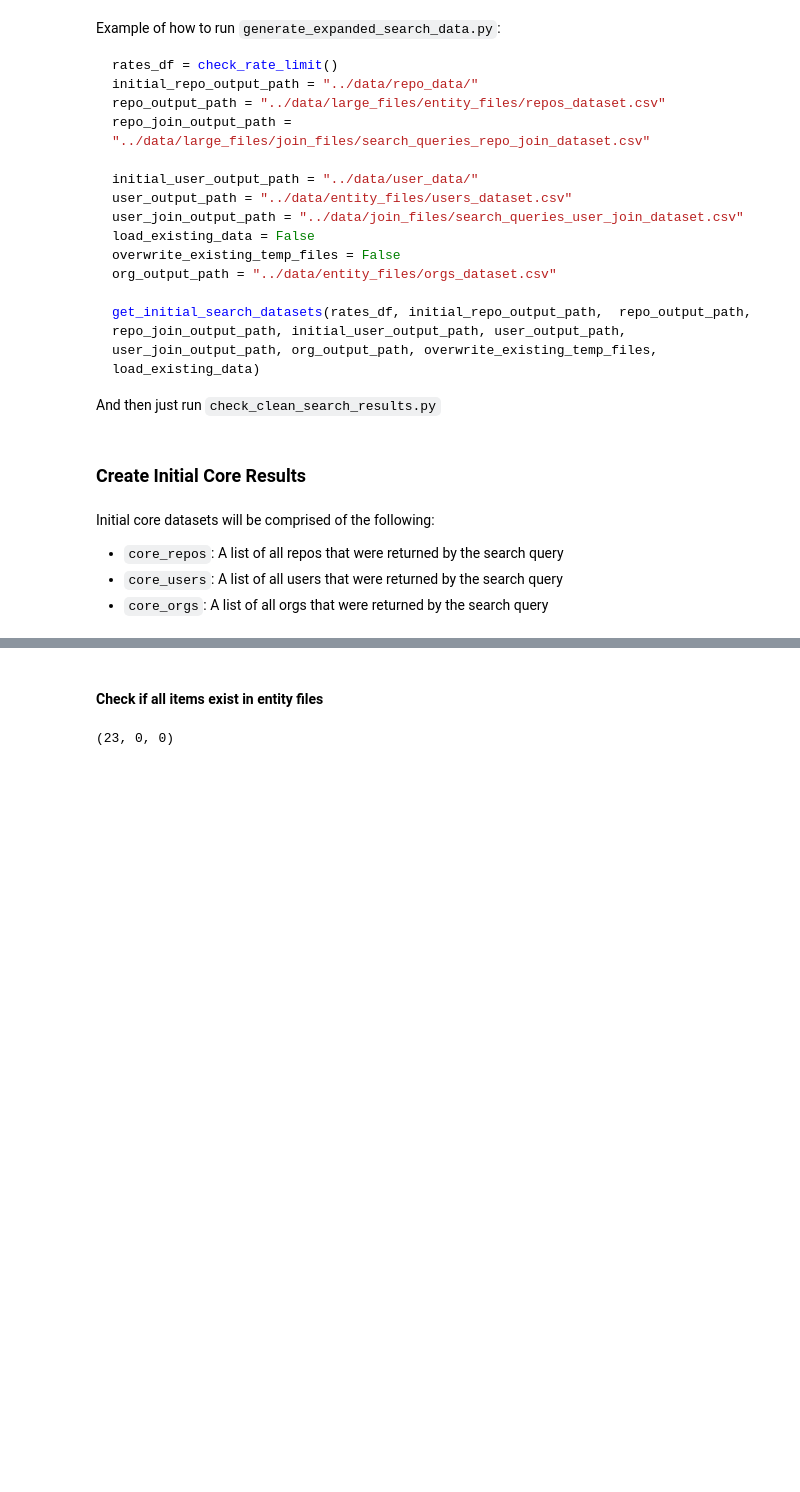
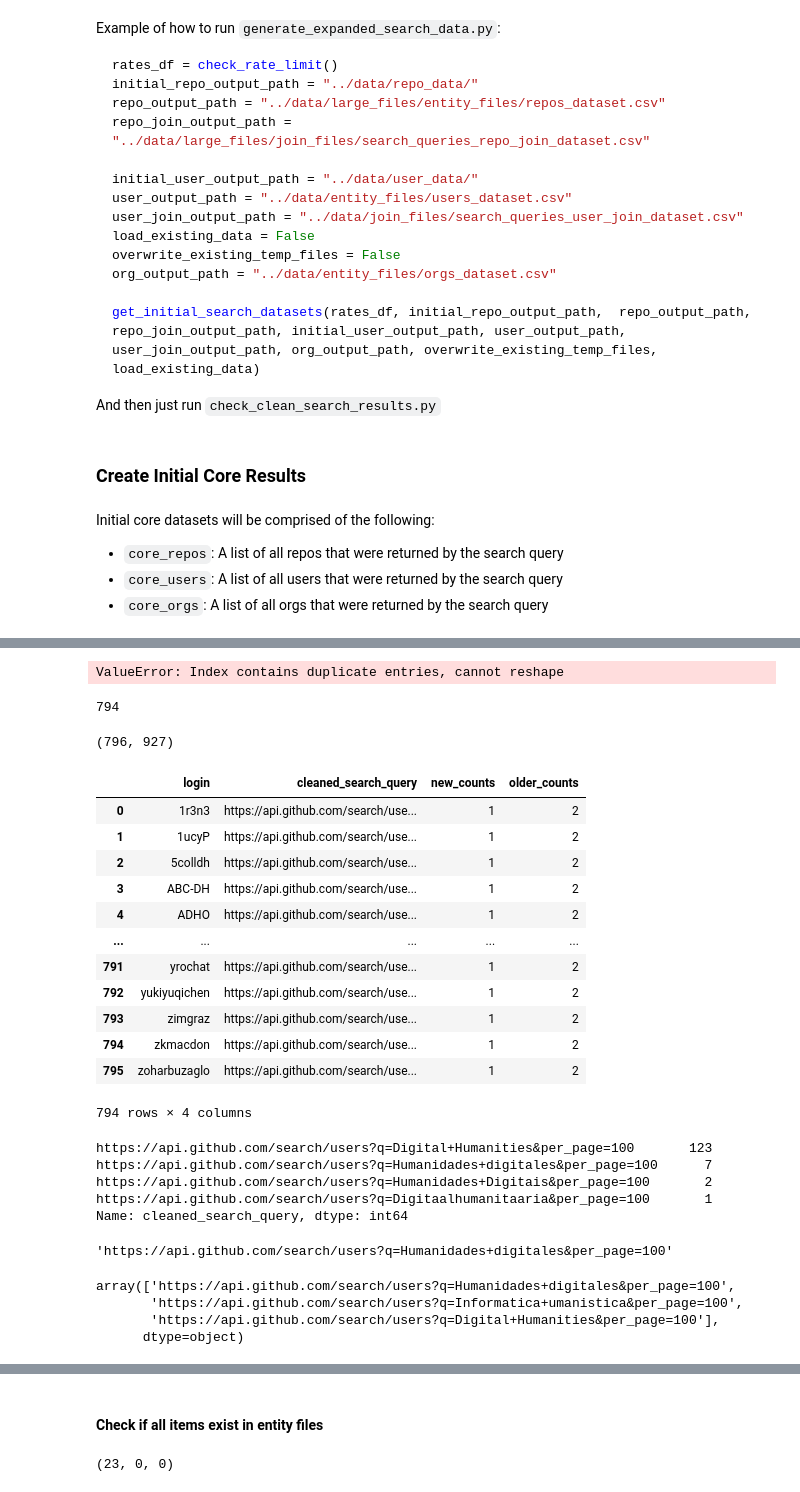
Before and after one commit to CodingDH/searching-for-DH, a Jupyter notebook: data_cleaning_notebooks/ProcessInitialResults.ipynb, the cells around one changed output, grey strips where cells are left out. Cells and saved outputs as stored; diff of their text form; code cells hidden in the pictures; blank space fills up the shorter version.

```diff
--- a/data_cleaning_notebooks/ProcessInitialResults.ipynb
+++ b/data_cleaning_notebooks/ProcessInitialResults.ipynb
@@ -53,0 +106,14 @@ Initial core datasets will be comprised of the following:
+# %%
+subset_df['type_of_join'] = "new"
+subset_older_df['type_of_join'] = "old"
+# %%
+merged_df = pd.merge(subset_df, subset_older_df, on=['login', 'cleaned_search_query'], how='outer', indicator=True)
+# %%
+missing_values = merged_df[merged_df._merge == 'right_only']
+
+double_check = missing_values[subset_fields]
+combined_condition = np.ones(len(older_df), dtype=bool)
+for field in subset_fields:
+    combined_condition = combined_condition & older_df[field].isin(double_check[field])
+older_df['double_check'] = np.where(combined_condition, 1, 0)
+final_missing_values = older_df[(older_df.double_check == 1) & (older_df[subset_fields[0]].isin(double_check[subset_fields[0]]))]
@@ -53,0 +161,41 @@ Initial core datasets will be comprised of the following:
+# %%
+pd.pivot(concat_df, index='login', columns='cleaned_search_query', values='type_of_join')
+# %% [output]
+ValueError: Index contains duplicate entries, cannot reshape
+# %%
+newer_counts = df.groupby(subset_fields).size().reset_index(name='new_counts')
+older_counts = older_df.groupby(subset_fields).size().reset_index(name='older_counts')
+merged_counts = pd.merge(newer_counts, older_counts, on=subset_fields, how='left')
+missing_values = merged_counts[(merged_counts.new_counts < merged_counts.older_counts) | (merged_counts.older_counts.isna())]
+missing_join = pd.merge(older_df, missing_values[subset_fields], on=subset_fields, how='inner')
+missing_join = missing_join.drop_duplicates(subset=subset_fields)
+print(len(missing_join))
+# double_check = missing_join[subset_fields]
+# combined_condition = np.ones(len(df), dtype=bool)
+# for field in subset_fields:
+#     combined_condition = combined_condition & df[field].isin(double_check[field])
+# df['double_check'] = np.where(combined_condition, 1, 0)
+# final_missing_values = df[(df.double_check == 0) & (df[subset_fields[0]].isin(double_check[subset_fields[0]]))]
+# print(len(final_missing_values))
+# %% [output]
+794
+# %%
+len(newer_counts), len(older_counts)
+# %% [output]
+(796, 927)
+# %%
+merged_counts[(merged_counts.older_counts != merged_counts.new_counts) ]
+# %% [output]
+|  | login | cleaned_search_query | new_counts | older_counts |
+| 0 | 1r3n3 | https://api.github.com/search/use... | 1 | 2 |
+| 1 | 1ucyP | https://api.github.com/search/use... | 1 | 2 |
+| 2 | 5colldh | https://api.github.com/search/use... | 1 | 2 |
+| 3 | ABC-DH | https://api.github.com/search/use... | 1 | 2 |
+| 4 | ADHO | https://api.github.com/search/use... | 1 | 2 |
+| ... | ... | ... | ... | ... |
+| 791 | yrochat | https://api.github.com/search/use... | 1 | 2 |
+| 792 | yukiyuqichen | https://api.github.com/search/use... | 1 | 2 |
+| 793 | zimgraz | https://api.github.com/search/use... | 1 | 2 |
+| 794 | zkmacdon | https://api.github.com/search/use... | 1 | 2 |
+| 795 | zoharbuzaglo | https://api.github.com/search/use... | 1 | 2 |
+794 rows × 4 columns
@@ -53,0 +204,19 @@ Initial core datasets will be comprised of the following:
+# %%
+test2[(~test2.login.isin(search_queries_user_join_df.login))].cleaned_search_query.value_counts()
+# %% [output]
+https://api.github.com/search/users?q=Digital+Humanities&per_page=100       123
+https://api.github.com/search/users?q=Humanidades+digitales&per_page=100      7
+https://api.github.com/search/users?q=Humanidades+Digitais&per_page=100       2
+https://api.github.com/search/users?q=Digitaalhumanitaaria&per_page=100       1
+Name: cleaned_search_query, dtype: int64
+# %%
+search_queries_user_join_df[search_queries_user_join_df.login == "hdcaicyt"].cleaned_search_query.values[0]
+# %% [output]
+'https://api.github.com/search/users?q=Humanidades+digitales&per_page=100'
+# %%
+merged_test[merged_test.type_search.isna()].cleaned_search_query.unique()
+# %% [output]
+array(['https://api.github.com/search/users?q=Humanidades+digitales&per_page=100',
+       'https://api.github.com/search/users?q=Informatica+umanistica&per_page=100',
+       'https://api.github.com/search/users?q=Digital+Humanities&per_page=100'],
+      dtype=object)
```
Also changed, not shown: parts of 21 cells of this notebook, 2 other files.
